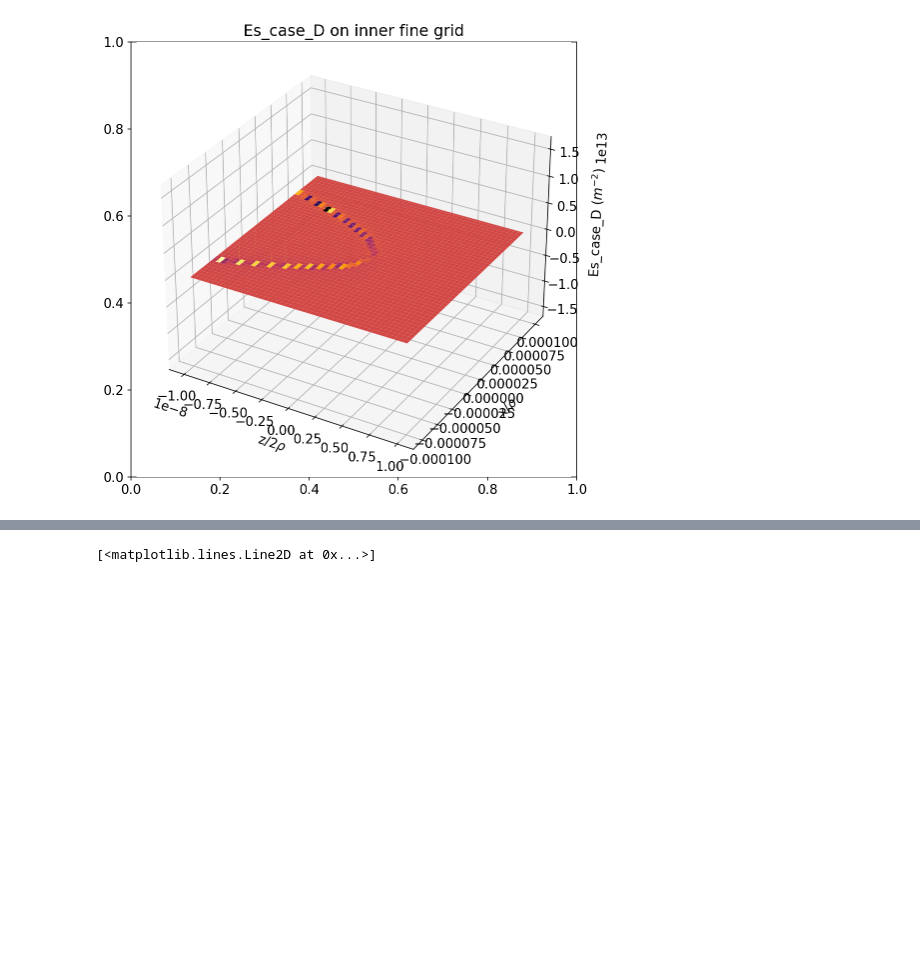
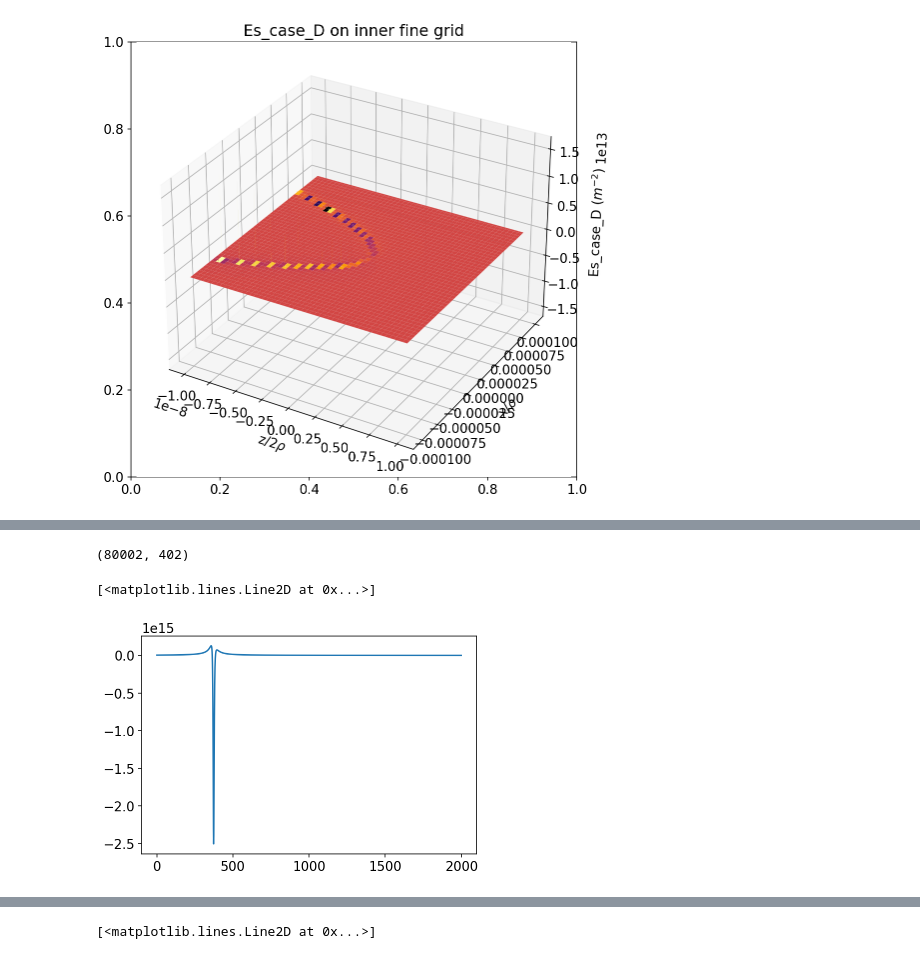
Before and after one commit to weiyuanlou/PyCSR2D, a Jupyter notebook: benchmarking/one_bend_transient/inner_grid.ipynb, the cells around one changed output, grey strips where cells are left out. Drawn from its saved outputs; the diff is of its cells as text; code cells hidden in the pictures; blank space fills up the shorter version.

```diff
--- a/benchmarking/one_bend_transient/inner_grid.ipynb
+++ b/benchmarking/one_bend_transient/inner_grid.ipynb
@@ -225,0 +243,9 @@ Text(0.5, 0.92, 'Es_case_D on inner fine grid')
+# %%
+Es_case_B_grid_small.shape
+# %% [output]
+(80002, 402)
+# %%
+plt.plot(Es_case_B_grid_small[39000:41000,201])
+# %% [output]
+[<matplotlib.lines.Line2D at 0x...>]
+[figure, added]
```
Also changed, not shown: parts of 13 cells of this notebook, 3 other files.
